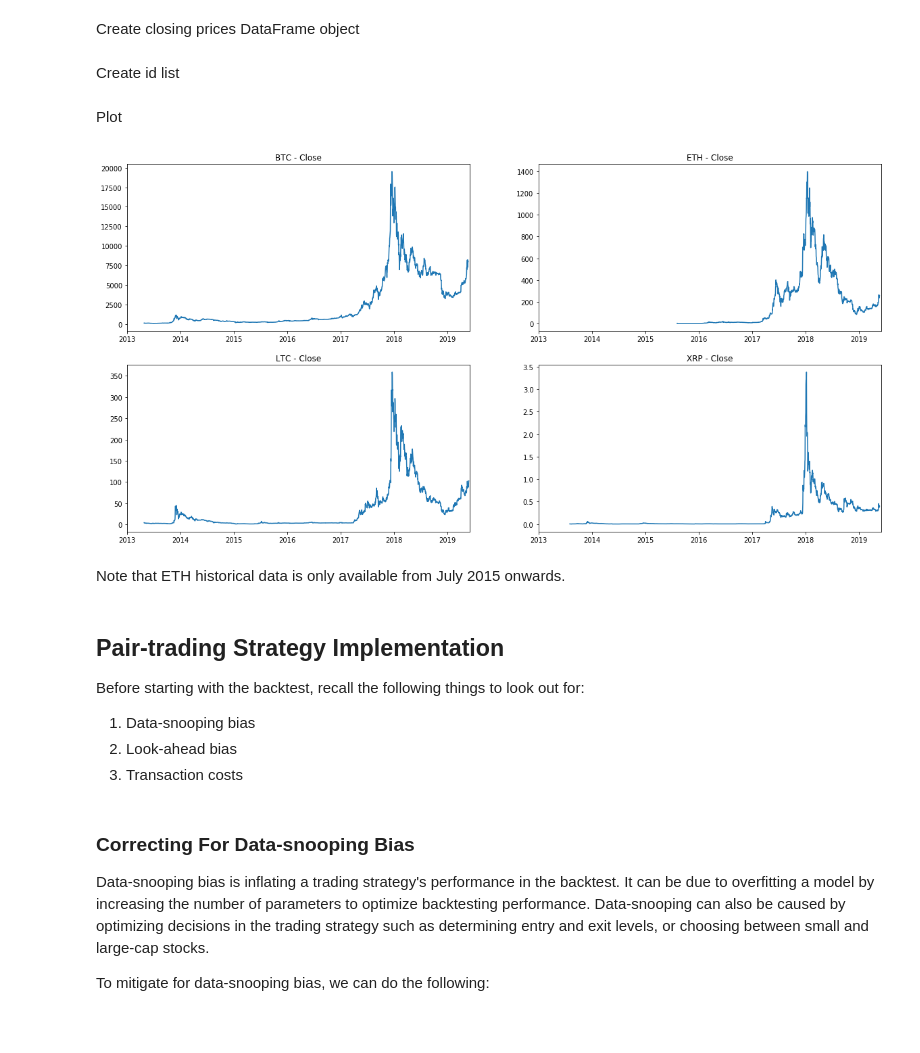
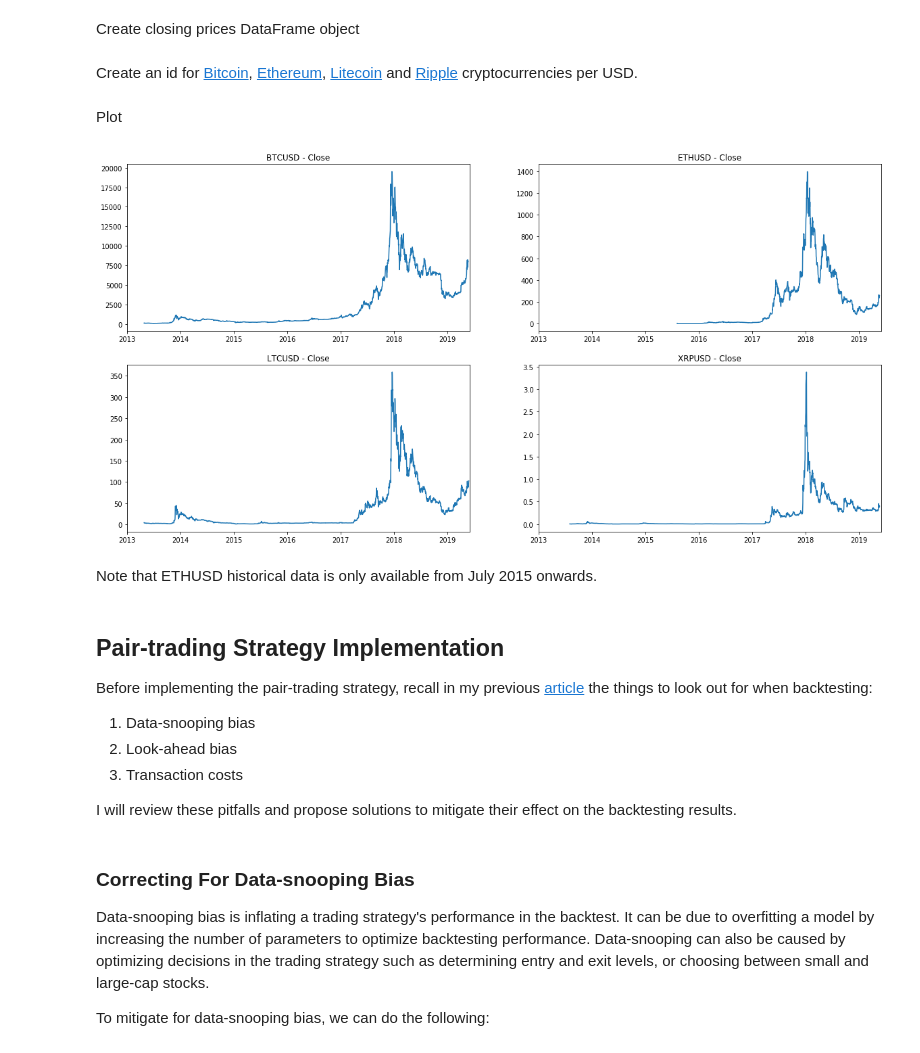
Before and after one commit to DinodC/pair-trading-cryptos, a Jupyter notebook: 02_pair_trading_cryptos.ipynb, the cells around one changed output. Saved outputs shown, nothing was run; the diff lists cells and outputs as text; code cells hidden in the pictures.

```diff
--- a/02_pair_trading_cryptos.ipynb
+++ b/02_pair_trading_cryptos.ipynb
@@ -55,8 +57,8 @@ close = pd.DataFrame({'BTC': data.BTC.Close,
                       'ETH': data.ETH.Close,
                       'LTC': data.LTC.Close,
                       'XRP': data.XRP.Close})
-# %% [markdown]
-Create id list
+# %% [markdown]
+Create an id for [Bitcoin](https://bitcoin.org), [Ethereum](https://www.ethereum.org), [Litecoin](https://litecoin.org) and [Ripple](https://ripple.com) cryptocurrencies per USD.
 # %%
 id = ['BTC', 'ETH', 'LTC', 'XRP']
 # %% [markdown]
@@ -64,21 +66,23 @@ Plot
 # %%
 plt.figure(figsize=[20, 10])
 
 for i in range(1, len(id)+1):
     plt.subplot(2, 2, i)
     plt.plot(close[id[i-1]])
-    plt.title(id[i-1] + ' - Close')
+    plt.title(id[i-1] + 'USD - Close')
     plt.xlim('2013-01-01', '2019-06-01')
 # %% [output]
-[figure, old version]
+[figure, new version]
 # %% [markdown]
-Note that ETH historical data is only available from July 2015 onwards.
+Note that ETHUSD historical data is only available from July 2015 onwards.
 # %% [markdown]
 ## Pair-trading Strategy Implementation
-Before starting with the backtest, recall the following things to look out for:
+Before implementing the pair-trading strategy, recall in my previous [article](https://medium.com/@dinodecastro/backtesting-a-trading-strategy-part-3-68191c970be7) the things to look out for when backtesting:
 1. Data-snooping bias
 2. Look-ahead bias
 3. Transaction costs
+
+I will review these pitfalls and propose solutions to mitigate their effect on the backtesting results.
 # %% [markdown]
 ### Correcting For Data-snooping Bias
 
```
Also changed, not shown: parts of 13 cells of this notebook.
